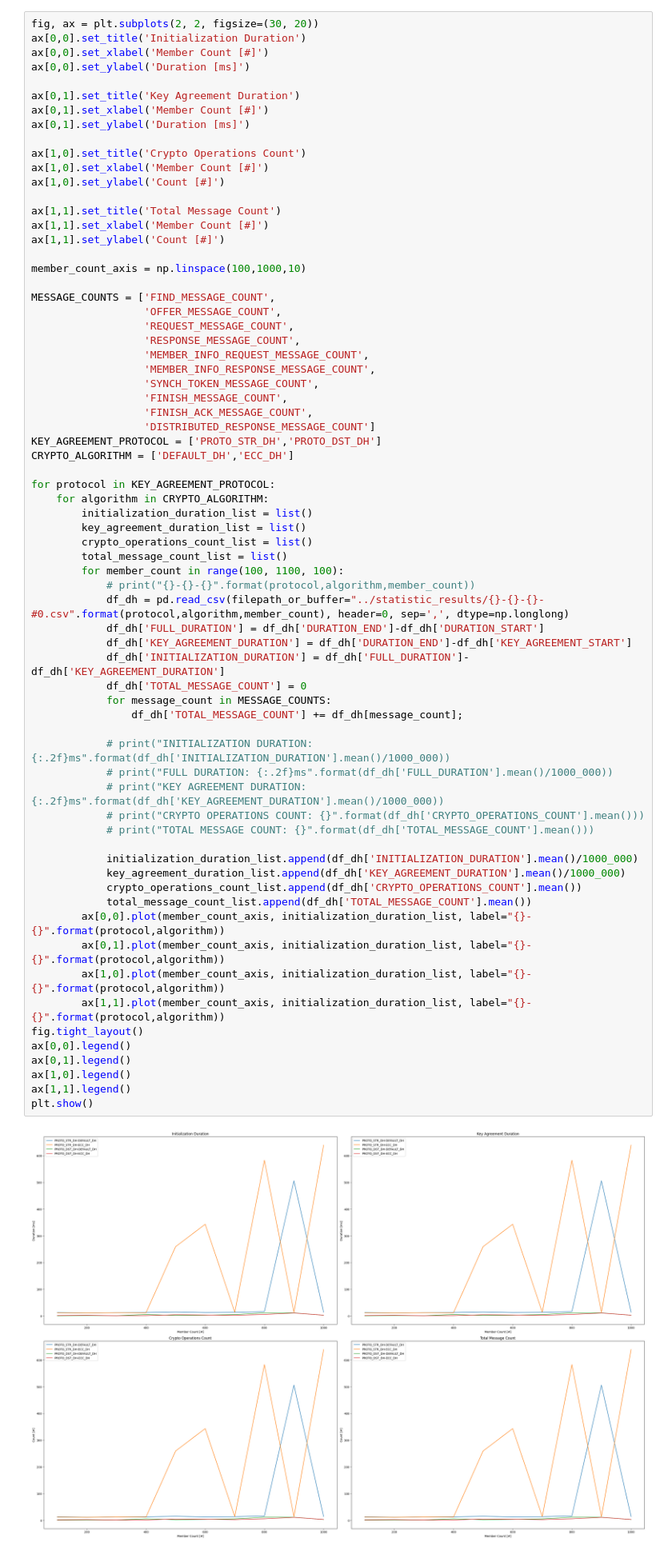
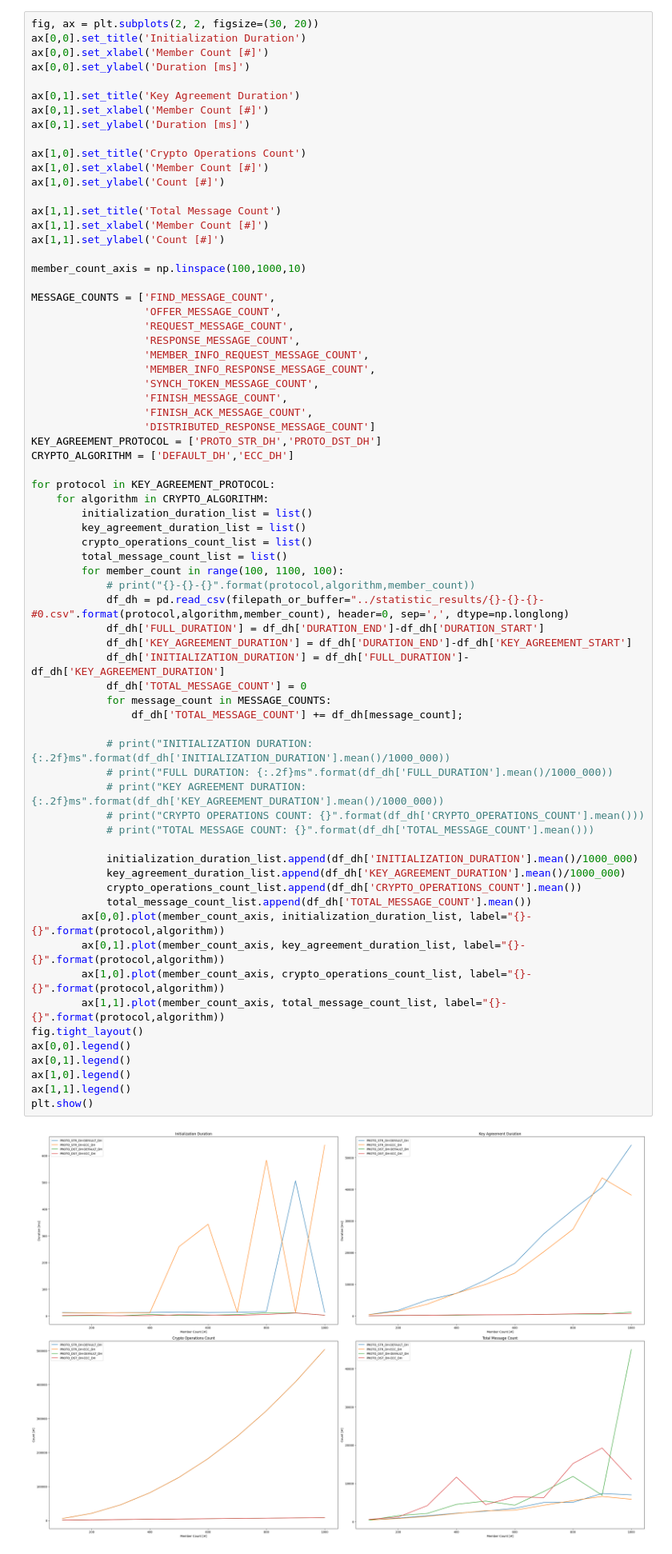
Before and after one commit to mehkir/dh-gka, a Jupyter notebook: eval_figure_scripts/evaluation.ipynb, the cells around one changed output. Shown: that part at 80% size. Drawn from its saved outputs; the diff is of its cells as text.

Commit message:
Fix pass correct list to plots

```diff
--- a/eval_figure_scripts/evaluation.ipynb
+++ b/eval_figure_scripts/evaluation.ipynb
@@ -44,34 +44,34 @@ for protocol in KEY_AGREEMENT_PROTOCOL:
         crypto_operations_count_list = list()
         total_message_count_list = list()
         for member_count in range(100, 1100, 100):
             # print("{}-{}-{}".format(protocol,algorithm,member_count))
             df_dh = pd.read_csv(filepath_or_buffer="../statistic_results/{}-{}-{}-#0.csv".format(protocol,algorithm,member_count), header=0, sep=',', dtype=np.longlong)
             df_dh['FULL_DURATION'] = df_dh['DURATION_END']-df_dh['DURATION_START']
             df_dh['KEY_AGREEMENT_DURATION'] = df_dh['DURATION_END']-df_dh['KEY_AGREEMENT_START']
             df_dh['INITIALIZATION_DURATION'] = df_dh['FULL_DURATION']-df_dh['KEY_AGREEMENT_DURATION']
             df_dh['TOTAL_MESSAGE_COUNT'] = 0
             for message_count in MESSAGE_COUNTS:
                 df_dh['TOTAL_MESSAGE_COUNT'] += df_dh[message_count];
 
             # print("INITIALIZATION DURATION: {:.2f}ms".format(df_dh['INITIALIZATION_DURATION'].mean()/1000_000))
             # print("FULL DURATION: {:.2f}ms".format(df_dh['FULL_DURATION'].mean()/1000_000))
             # print("KEY AGREEMENT DURATION: {:.2f}ms".format(df_dh['KEY_AGREEMENT_DURATION'].mean()/1000_000))
             # print("CRYPTO OPERATIONS COUNT: {}".format(df_dh['CRYPTO_OPERATIONS_COUNT'].mean()))
             # print("TOTAL MESSAGE COUNT: {}".format(df_dh['TOTAL_MESSAGE_COUNT'].mean()))
 
             initialization_duration_list.append(df_dh['INITIALIZATION_DURATION'].mean()/1000_000)
             key_agreement_duration_list.append(df_dh['KEY_AGREEMENT_DURATION'].mean()/1000_000)
             crypto_operations_count_list.append(df_dh['CRYPTO_OPERATIONS_COUNT'].mean())
             total_message_count_list.append(df_dh['TOTAL_MESSAGE_COUNT'].mean())
         ax[0,0].plot(member_count_axis, initialization_duration_list, label="{}-{}".format(protocol,algorithm))
-        ax[0,1].plot(member_count_axis, initialization_duration_list, label="{}-{}".format(protocol,algorithm))
-        ax[1,0].plot(member_count_axis, initialization_duration_list, label="{}-{}".format(protocol,algorithm))
-        ax[1,1].plot(member_count_axis, initialization_duration_list, label="{}-{}".format(protocol,algorithm))
+        ax[0,1].plot(member_count_axis, key_agreement_duration_list, label="{}-{}".format(protocol,algorithm))
+        ax[1,0].plot(member_count_axis, crypto_operations_count_list, label="{}-{}".format(protocol,algorithm))
+        ax[1,1].plot(member_count_axis, total_message_count_list, label="{}-{}".format(protocol,algorithm))
 fig.tight_layout()
 ax[0,0].legend()
 ax[0,1].legend()
 ax[1,0].legend()
 ax[1,1].legend()
 plt.show()
 # %% [output]
-[figure, old version]
+[figure, new version]
```
